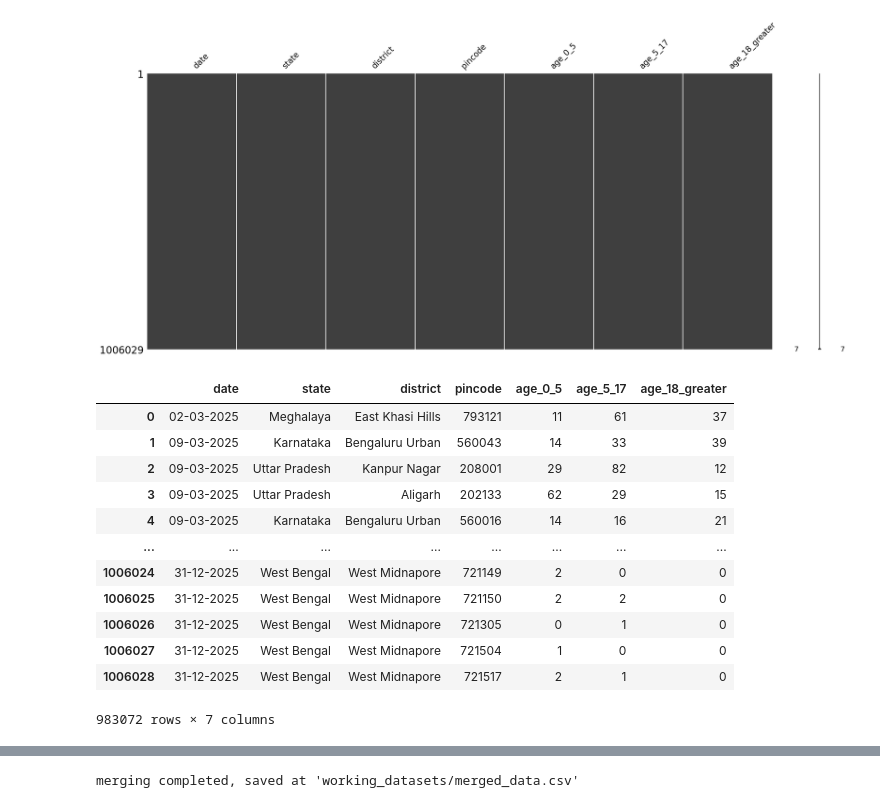
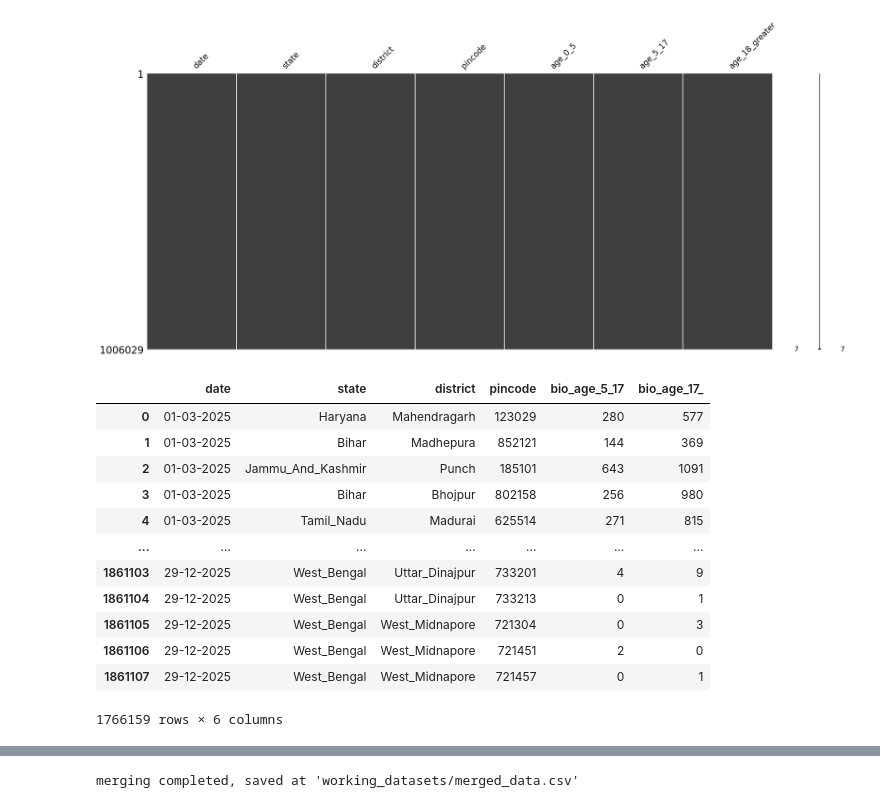
Before and after one commit to Aaryan89/UIDAI-Analysis-Project, a Jupyter notebook: _1_data_exploration.ipynb, the cells around one changed output, grey strips where cells are left out. Saved outputs shown, nothing was run; the diff lists cells and outputs as text; code cells hidden in the pictures.

```diff
--- a/_1_data_exploration.ipynb
+++ b/_1_data_exploration.ipynb
@@ -51,20 +51,20 @@ msno.matrix(df_enrol)
 [figure]
 [figure]
 # %%
-df_bio.drop_duplicates()
-df_demo.drop_duplicates()
-df_enrol.drop_duplicates()
+df_bio = df_bio.drop_duplicates()
-# %% [output]
-|  | date | state | district | pincode | age_0_5 | age_5_17 | age_18_greater |
-| 0 | 02-03-2025 | Meghalaya | East Khasi Hills | 793121 | 11 | 61 | 37 |
-| 1 | 09-03-2025 | Karnataka | Bengaluru Urban | 560043 | 14 | 33 | 39 |
-| 2 | 09-03-2025 | Uttar Pradesh | Kanpur Nagar | 208001 | 29 | 82 | 12 |
-| 3 | 09-03-2025 | Uttar Pradesh | Aligarh | 202133 | 62 | 29 | 15 |
-| 4 | 09-03-2025 | Karnataka | Bengaluru Urban | 560016 | 14 | 16 | 21 |
-| ... | ... | ... | ... | ... | ... | ... | ... |
-| 1006024 | 31-12-2025 | West Bengal | West Midnapore | 721149 | 2 | 0 | 0 |
-| 1006025 | 31-12-2025 | West Bengal | West Midnapore | 721150 | 2 | 2 | 0 |
-| 1006026 | 31-12-2025 | West Bengal | West Midnapore | 721305 | 0 | 1 | 0 |
-| 1006027 | 31-12-2025 | West Bengal | West Midnapore | 721504 | 1 | 0 | 0 |
-| 1006028 | 31-12-2025 | West Bengal | West Midnapore | 721517 | 2 | 1 | 0 |
-983072 rows × 7 columns
+# %%
+df_bio
+# %% [output]
+|  | date | state | district | pincode | bio_age_5_17 | bio_age_17_ |
+| 0 | 01-03-2025 | Haryana | Mahendragarh | 123029 | 280 | 577 |
+| 1 | 01-03-2025 | Bihar | Madhepura | 852121 | 144 | 369 |
+| 2 | 01-03-2025 | Jammu_And_Kashmir | Punch | 185101 | 643 | 1091 |
+| 3 | 01-03-2025 | Bihar | Bhojpur | 802158 | 256 | 980 |
+| 4 | 01-03-2025 | Tamil_Nadu | Madurai | 625514 | 271 | 815 |
+| ... | ... | ... | ... | ... | ... | ... |
+| 1861103 | 29-12-2025 | West_Bengal | Uttar_Dinajpur | 733201 | 4 | 9 |
+| 1861104 | 29-12-2025 | West_Bengal | Uttar_Dinajpur | 733213 | 0 | 1 |
+| 1861105 | 29-12-2025 | West_Bengal | West_Midnapore | 721304 | 0 | 3 |
+| 1861106 | 29-12-2025 | West_Bengal | West_Midnapore | 721451 | 2 | 0 |
+| 1861107 | 29-12-2025 | West_Bengal | West_Midnapore | 721457 | 0 | 1 |
+1766159 rows × 6 columns
```
Also changed, not shown: parts of 17 cells of this notebook, 5 other files.
